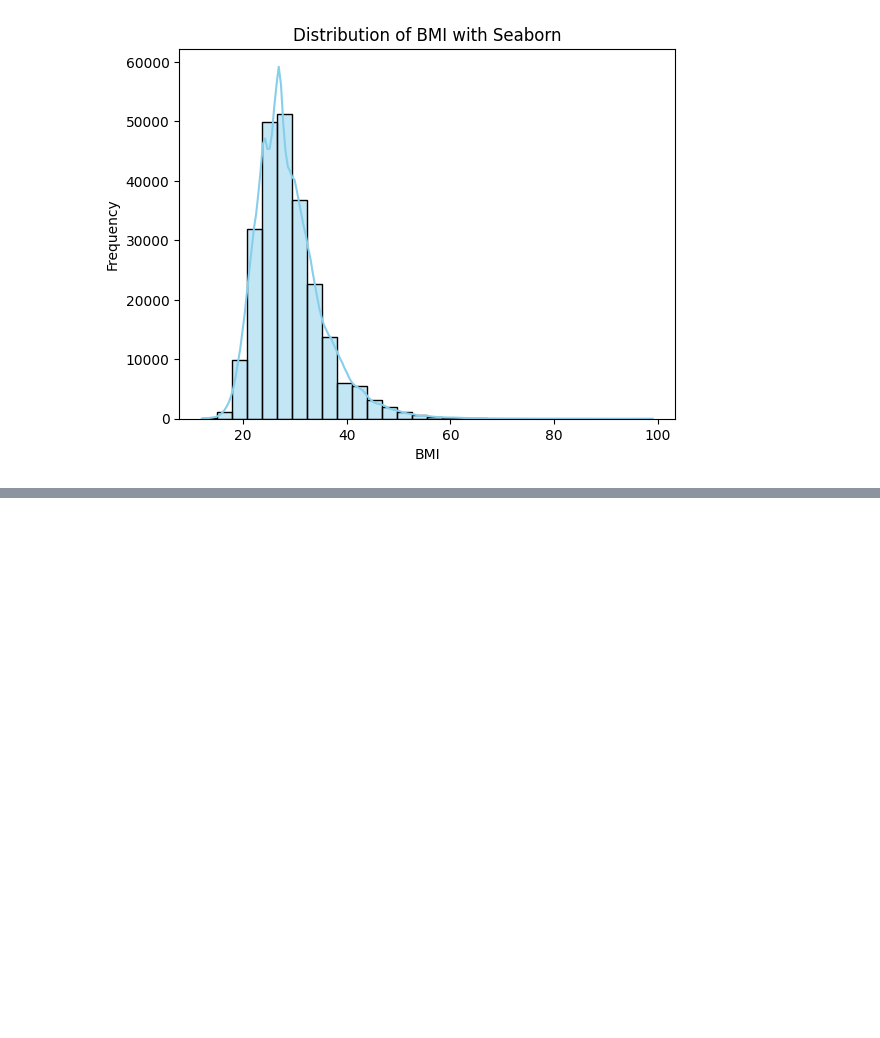
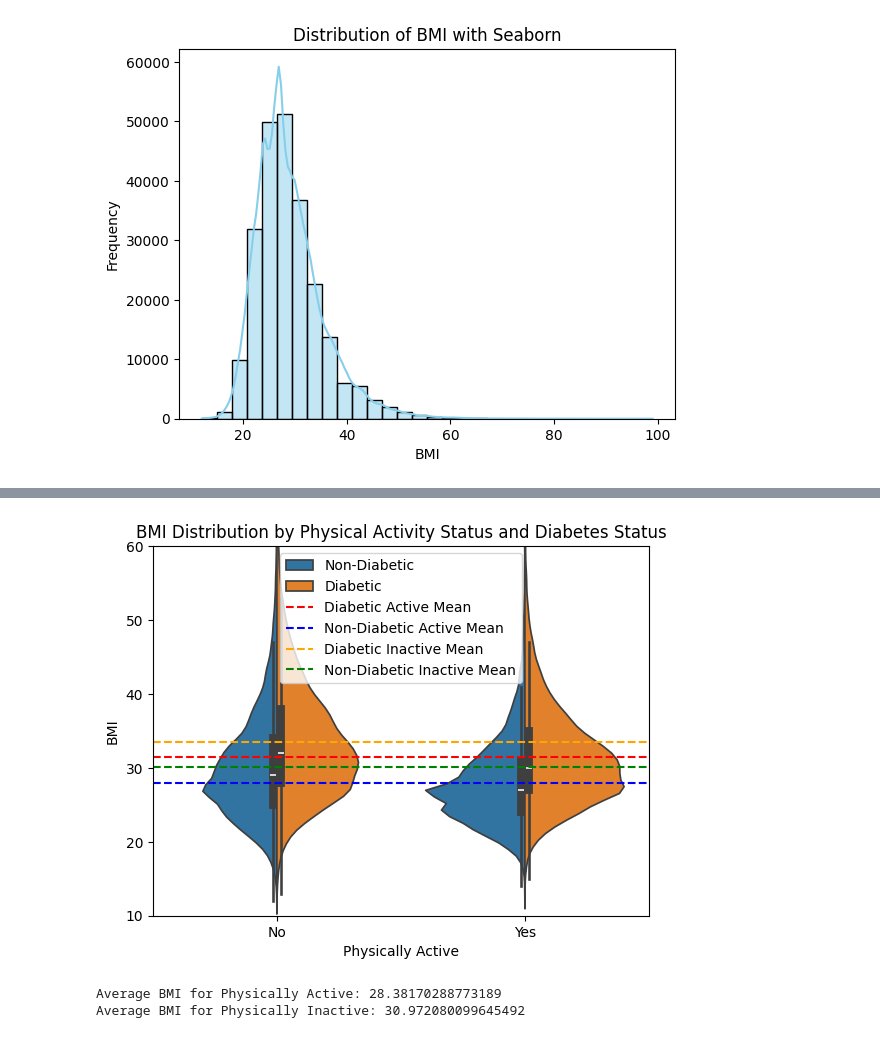
Before and after one commit to aviralchawla/visualization_fundamentals, a Jupyter notebook: notebooks/intro.ipynb, the cells around one changed output, grey strips where cells are left out. Cells and saved outputs as stored; diff of their text form; code cells hidden in the pictures; blank space fills up the shorter version.

```diff
--- a/notebooks/intro.ipynb
+++ b/notebooks/intro.ipynb
@@ -103,0 +148,31 @@ plt.show()
+# %%
+# Break down by diabetic or not
+def map_diabetes(status):
+    return 'Diabetic' if status == 1 else 'Non-Diabetic'
+df['DiabetesStatus'] = df['Diabetes_binary'].apply(map_diabetes)
+sns.violinplot(x='PhysActivity', y='BMI', data=df, hue='DiabetesStatus', split=True)
+plt.title("BMI Distribution by Physical Activity Status and Diabetes Status")
+plt.xticks([0, 1], ['No', 'Yes'])
+plt.xlabel("Physically Active")
+plt.ylabel("BMI")
+plt.legend(title='Status of Diabetes')
+diabetic_active_mean = df[(df['PhysActivity'] == 1) & (df['Diabetes_binary'] == 1)]['BMI'].mean()
+nondiabetic_active_mean = df[(df['PhysActivity'] == 1) & (df['Diabetes_binary'] == 0)]['BMI'].mean()
+diabetic_inactive_mean = df[(df['PhysActivity'] == 0) & (df['Diabetes_binary'] == 1)]['BMI'].mean()
+nondiabetic_inactive_mean = df[(df['PhysActivity'] == 0) & (df['Diabetes_binary'] == 0)]['BMI'].mean()
+
+plt.axhline(diabetic_active_mean, color='red', linestyle='--', label='Diabetic Active Mean')
+plt.axhline(nondiabetic_active_mean, color='blue', linestyle='--', label='Non-Diabetic Active Mean')
+plt.axhline(diabetic_inactive_mean, color='orange', linestyle='--', label='Diabetic Inactive Mean')
+plt.axhline(nondiabetic_inactive_mean, color='green', linestyle='--', label='Non-Diabetic Inactive Mean')
+plt.ylim(10, 60)
+plt.legend()
+plt.show()
+# %% [output]
+[figure, added]
+# %%
+print("Average BMI for Physically Active:", physicallyactive_df['BMI'].mean())
+print("Average BMI for Physically Inactive:", physicallyinactive_df['BMI'].mean())
+# %% [output]
+Average BMI for Physically Active: 28.38170288773189
+Average BMI for Physically Inactive: 30.972080099645492
```
Also changed, not shown: parts of 8 cells of this notebook.
